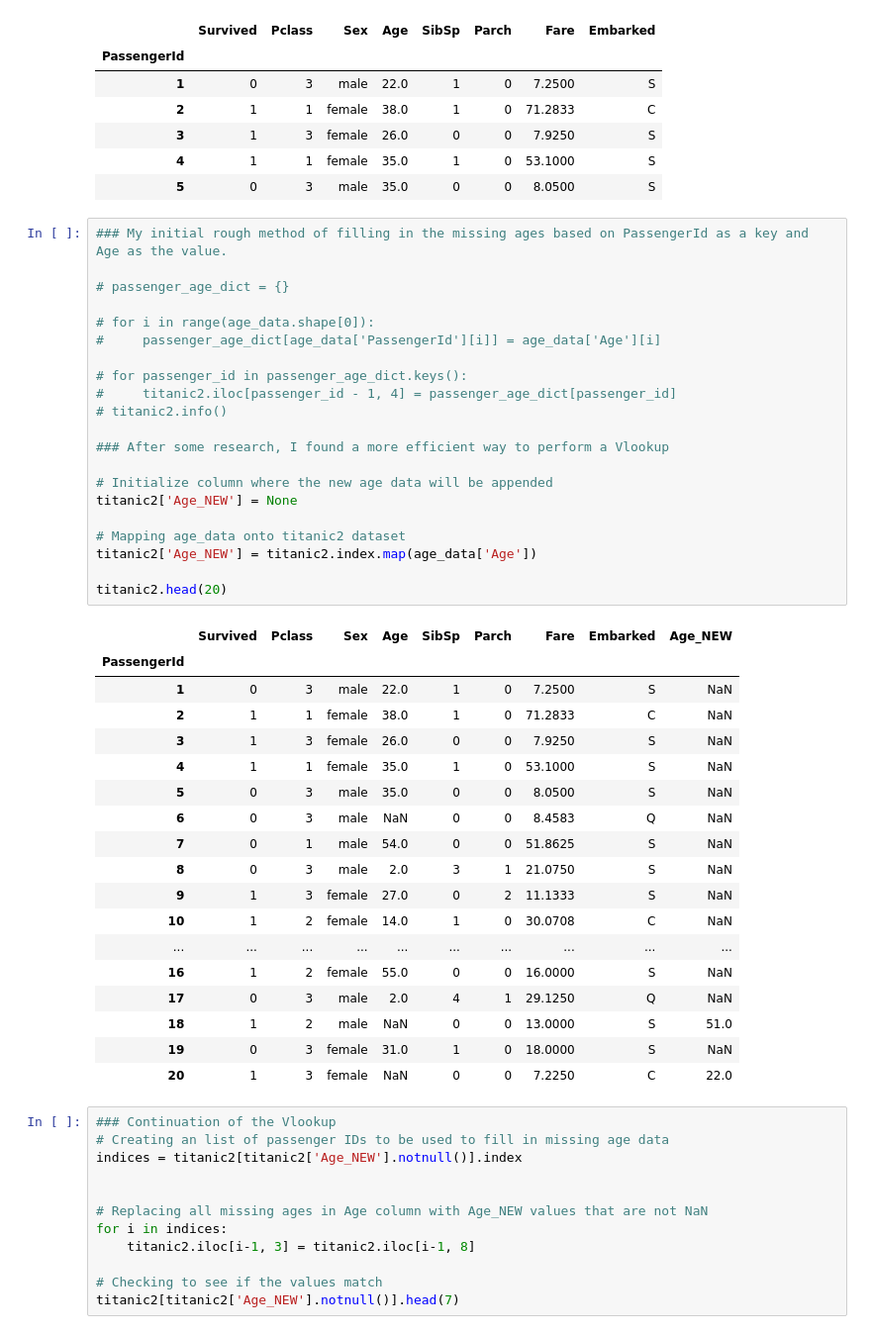
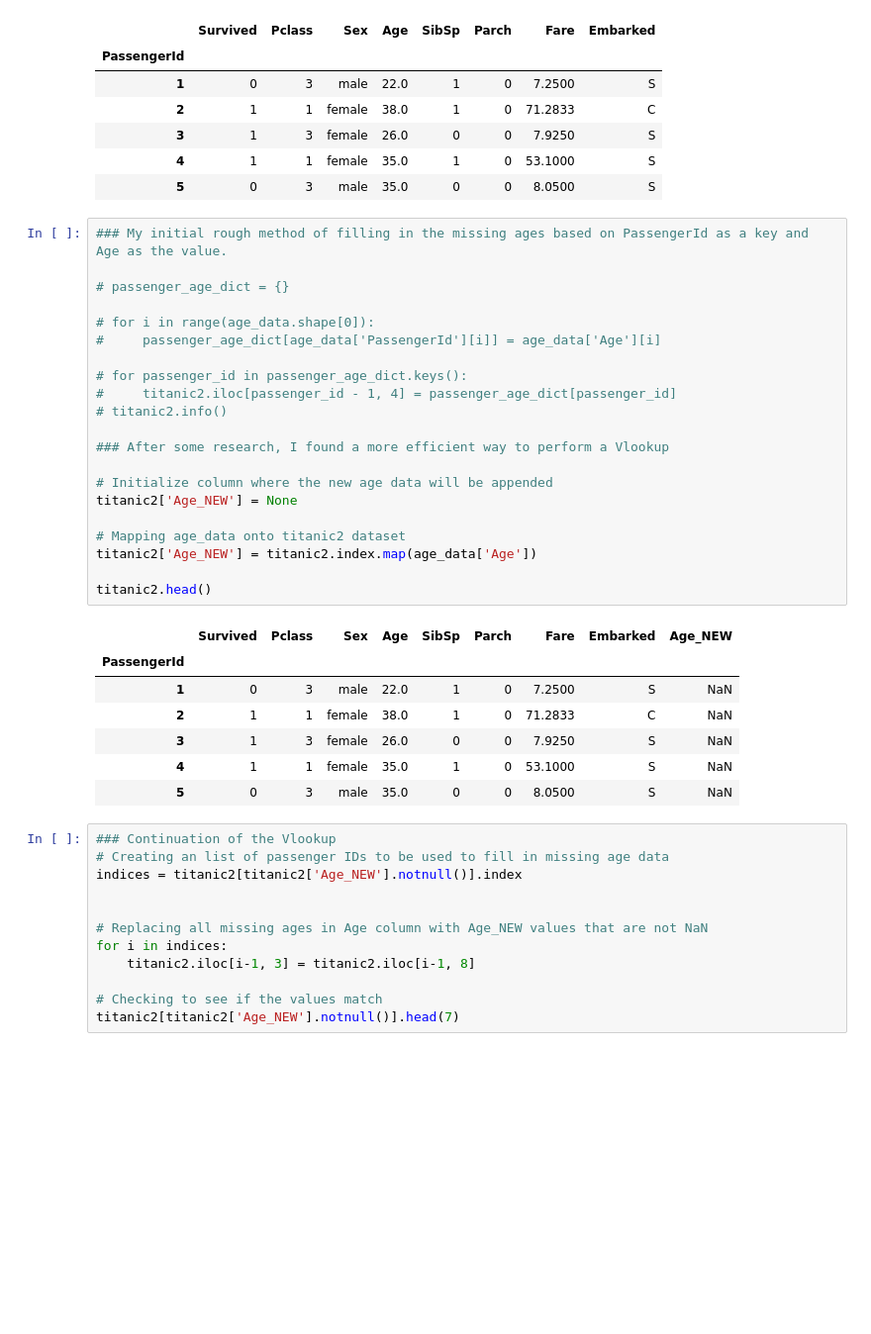
Before and after one commit to kavehzare98/TItanic-Kaggle-Competition, a Jupyter notebook: FINAL_notebook.ipynb, the cells around one changed output. Shown: that part at 99% size. Saved outputs shown, nothing was run; the diff lists cells and outputs as text; blank space fills up the shorter version.

```diff
--- a/FINAL_notebook.ipynb
+++ b/FINAL_notebook.ipynb
@@ -125,43 +125,32 @@ titanic2.head()
 # %%
 ### My initial rough method of filling in the missing ages based on PassengerId as a key and Age as the value.
 
 # passenger_age_dict = {}
 
 # for i in range(age_data.shape[0]):
 #     passenger_age_dict[age_data['PassengerId'][i]] = age_data['Age'][i]
 
 # for passenger_id in passenger_age_dict.keys():
 #     titanic2.iloc[passenger_id - 1, 4] = passenger_age_dict[passenger_id]
 # titanic2.info()
 
 ### After some research, I found a more efficient way to perform a Vlookup
 
 # Initialize column where the new age data will be appended
 titanic2['Age_NEW'] = None
 
 # Mapping age_data onto titanic2 dataset
 titanic2['Age_NEW'] = titanic2.index.map(age_data['Age'])
 
-titanic2.head(20)
+titanic2.head()
 # %% [output]
 |  | Survived | Pclass | Sex | Age | SibSp | Parch | Fare | Embarked | Age_NEW |
 | PassengerId |  |  |  |  |  |  |  |  |  |
 | 1 | 0 | 3 | male | 22.0 | 1 | 0 | 7.2500 | S | NaN |
 | 2 | 1 | 1 | female | 38.0 | 1 | 0 | 71.2833 | C | NaN |
 | 3 | 1 | 3 | female | 26.0 | 0 | 0 | 7.9250 | S | NaN |
 | 4 | 1 | 1 | female | 35.0 | 1 | 0 | 53.1000 | S | NaN |
 | 5 | 0 | 3 | male | 35.0 | 0 | 0 | 8.0500 | S | NaN |
-| 6 | 0 | 3 | male | NaN | 0 | 0 | 8.4583 | Q | NaN |
-| 7 | 0 | 1 | male | 54.0 | 0 | 0 | 51.8625 | S | NaN |
-| 8 | 0 | 3 | male | 2.0 | 3 | 1 | 21.0750 | S | NaN |
-| 9 | 1 | 3 | female | 27.0 | 0 | 2 | 11.1333 | S | NaN |
-| 10 | 1 | 2 | female | 14.0 | 1 | 0 | 30.0708 | C | NaN |
-| ... | ... | ... | ... | ... | ... | ... | ... | ... | ... |
-| 16 | 1 | 2 | female | 55.0 | 0 | 0 | 16.0000 | S | NaN |
-| 17 | 0 | 3 | male | 2.0 | 4 | 1 | 29.1250 | Q | NaN |
-| 18 | 1 | 2 | male | NaN | 0 | 0 | 13.0000 | S | 51.0 |
-| 19 | 0 | 3 | female | 31.0 | 1 | 0 | 18.0000 | S | NaN |
-| 20 | 1 | 3 | female | NaN | 0 | 0 | 7.2250 | C | 22.0 |
 # %%
 ### Continuation of the Vlookup
 # Creating an list of passenger IDs to be used to fill in missing age data
```
Also changed, not shown: parts of 29 cells of this notebook, 6 other files.
